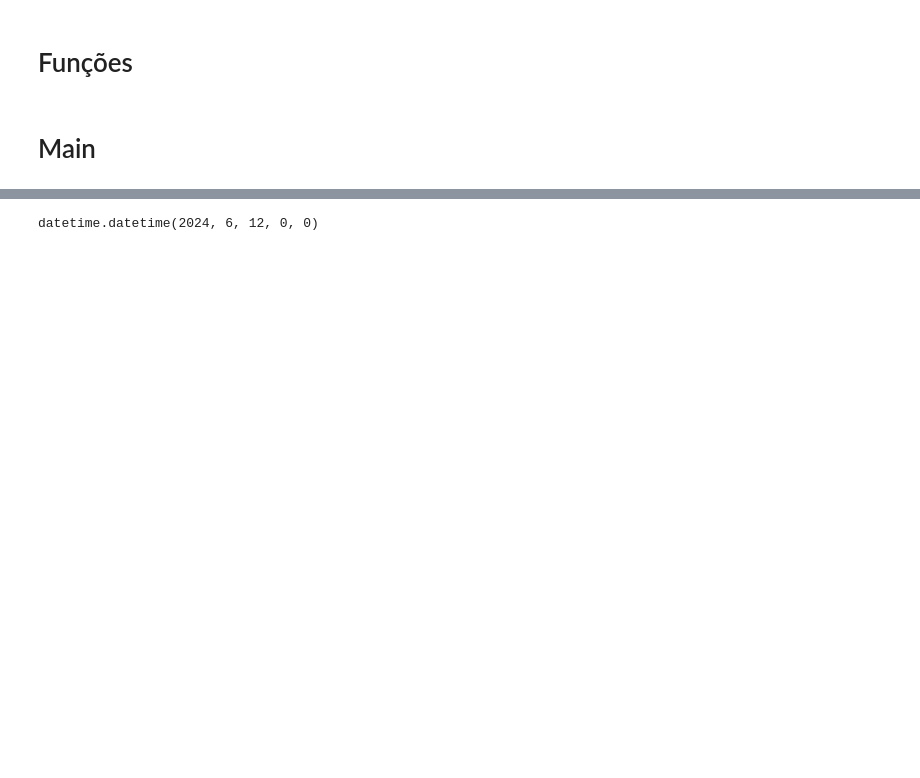
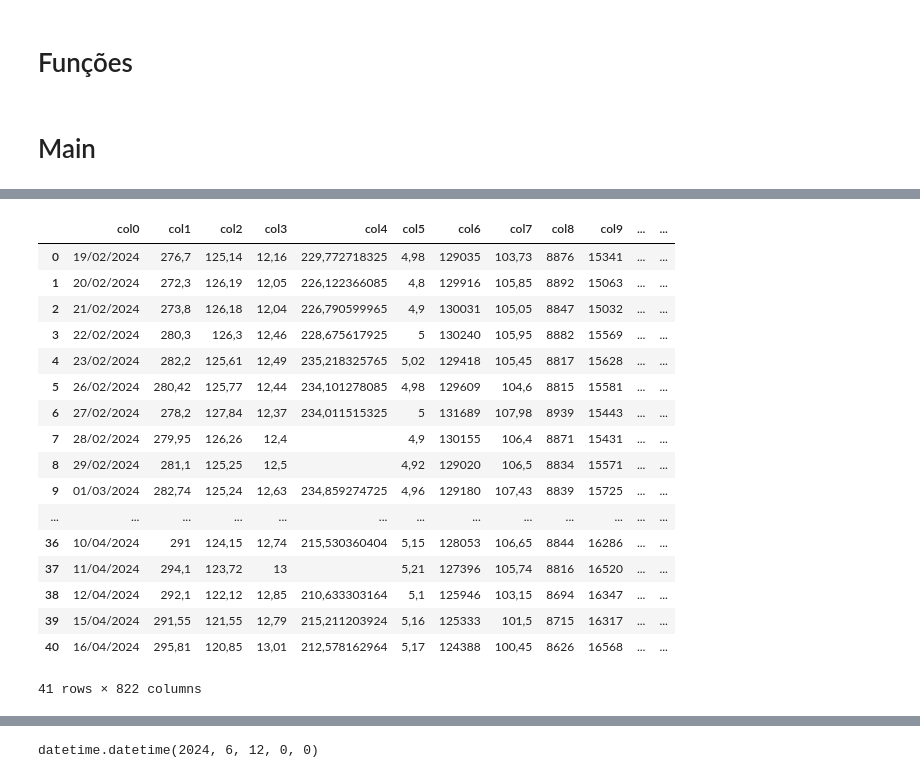
Before and after one commit to wisir-research/dfcotajustada, a Jupyter notebook: source/dfcotajustada.ipynb, the cells around one changed output, grey strips where cells are left out. Saved outputs shown, nothing was run; the diff lists cells and outputs as text; code cells hidden in the pictures; blank space fills up the shorter version.

```diff
--- a/source/dfcotajustada.ipynb
+++ b/source/dfcotajustada.ipynb
@@ -109,3 +109,24 @@ querystring = {"code": "import_data"}
 
 #SOLICITAÇÃO DA API
 response_3 = requests.post(url, data=payload, headers=headers, params=querystring, timeout=1800)
+# %%
+# CONSTRUIR O PAYLOAD COM AS DATAS DINÂMICAS
+data_ini_4=(datetime.now() - timedelta(days=179)).strftime("%d/%m/%Y")
+data_fim_4=(datetime.now() - timedelta(days=120)).strftime("%d/%m/%Y")
+
+url = "https://www.comdinheiro.com.br/Clientes/API/EndPoint001.php"
+payload = (
+    f"username=wisir.research&password=wisir.research&URL=HistoricoIndicadoresFundamentalistas001.php%3F"
+    f"%26data_ini%3D{data_ini_4}%26data_fim%3D{data_fim_4}"
+    "%26trailing%3D12%26conv%3DMIXED%26moeda%3DMOEDA_ORIGINAL%26c_c%3Dconsolidado%26m_m%3D1000000"
+    "%26n_c%3D2%26f_v%3D0%26papel%3Dexplode%28STOCK_GUIDE_WISIR%29"
+    "%26indic%3DPRECO_AJ%28%2C%2C%2CA%2CC%29%26periodicidade%3Ddu%26graf_tab%3Dtabela%26desloc_data_analise%3D1"
+    "%26flag_transpor%3D0%26c_d%3Dc%26enviar_email%3D0%26enviar_email_log%3D0%26cabecalho_excel%3Dmodo1"
+    "%26relat_alias_automatico%3Dcmd_alias_01&format=json3"
+)
+
+headers = {"Content-Type": "application/x-www-form-urlencoded"}
+querystring = {"code": "import_data"}
+
+#SOLICITAÇÃO DA API
+response_4 = requests.post(url, data=payload, headers=headers, params=querystring, timeout=1800)
@@ -173,0 +237,28 @@ dados_cotacao__aj_novos_3.reset_index(drop = True)
+# %%
+data_4 = list()
+for lin in (table := response_4.json()["tables"]["tab0"]):
+    data_4.append(table[lin])
+# %%
+dados_cotacao__aj_novos_4 = pd.DataFrame(data_4)
+
+dados_cotacao__aj_novos_4 = dados_cotacao__aj_novos_4.iloc[1:].reset_index(drop=True)
+dados_cotacao__aj_novos_4.reset_index(drop = True)
+# %% [output]
+|  | col0 | col1 | col2 | col3 | col4 | col5 | col6 | col7 | col8 | col9 | ... | ... |
+| 0 | 19/02/2024 | 276,7 | 125,14 | 12,16 | 229,772718325 | 4,98 | 129035 | 103,73 | 8876 | 15341 | ... | ... |
+| 1 | 20/02/2024 | 272,3 | 126,19 | 12,05 | 226,122366085 | 4,8 | 129916 | 105,85 | 8892 | 15063 | ... | ... |
+| 2 | 21/02/2024 | 273,8 | 126,18 | 12,04 | 226,790599965 | 4,9 | 130031 | 105,05 | 8847 | 15032 | ... | ... |
+| 3 | 22/02/2024 | 280,3 | 126,3 | 12,46 | 228,675617925 | 5 | 130240 | 105,95 | 8882 | 15569 | ... | ... |
+| 4 | 23/02/2024 | 282,2 | 125,61 | 12,49 | 235,218325765 | 5,02 | 129418 | 105,45 | 8817 | 15628 | ... | ... |
+| 5 | 26/02/2024 | 280,42 | 125,77 | 12,44 | 234,101278085 | 4,98 | 129609 | 104,6 | 8815 | 15581 | ... | ... |
+| 6 | 27/02/2024 | 278,2 | 127,84 | 12,37 | 234,011515325 | 5 | 131689 | 107,98 | 8939 | 15443 | ... | ... |
+| 7 | 28/02/2024 | 279,95 | 126,26 | 12,4 |  | 4,9 | 130155 | 106,4 | 8871 | 15431 | ... | ... |
+| 8 | 29/02/2024 | 281,1 | 125,25 | 12,5 |  | 4,92 | 129020 | 106,5 | 8834 | 15571 | ... | ... |
+| 9 | 01/03/2024 | 282,74 | 125,24 | 12,63 | 234,859274725 | 4,96 | 129180 | 107,43 | 8839 | 15725 | ... | ... |
+| ... | ... | ... | ... | ... | ... | ... | ... | ... | ... | ... | ... | ... |
+| 36 | 10/04/2024 | 291 | 124,15 | 12,74 | 215,530360404 | 5,15 | 128053 | 106,65 | 8844 | 16286 | ... | ... |
+| 37 | 11/04/2024 | 294,1 | 123,72 | 13 |  | 5,21 | 127396 | 105,74 | 8816 | 16520 | ... | ... |
+| 38 | 12/04/2024 | 292,1 | 122,12 | 12,85 | 210,633303164 | 5,1 | 125946 | 103,15 | 8694 | 16347 | ... | ... |
+| 39 | 15/04/2024 | 291,55 | 121,55 | 12,79 | 215,211203924 | 5,16 | 125333 | 101,5 | 8715 | 16317 | ... | ... |
+| 40 | 16/04/2024 | 295,81 | 120,85 | 13,01 | 212,578162964 | 5,17 | 124388 | 100,45 | 8626 | 16568 | ... | ... |
+41 rows × 822 columns
```
Also changed, not shown: parts of 17 cells of this notebook, 1 other file.
